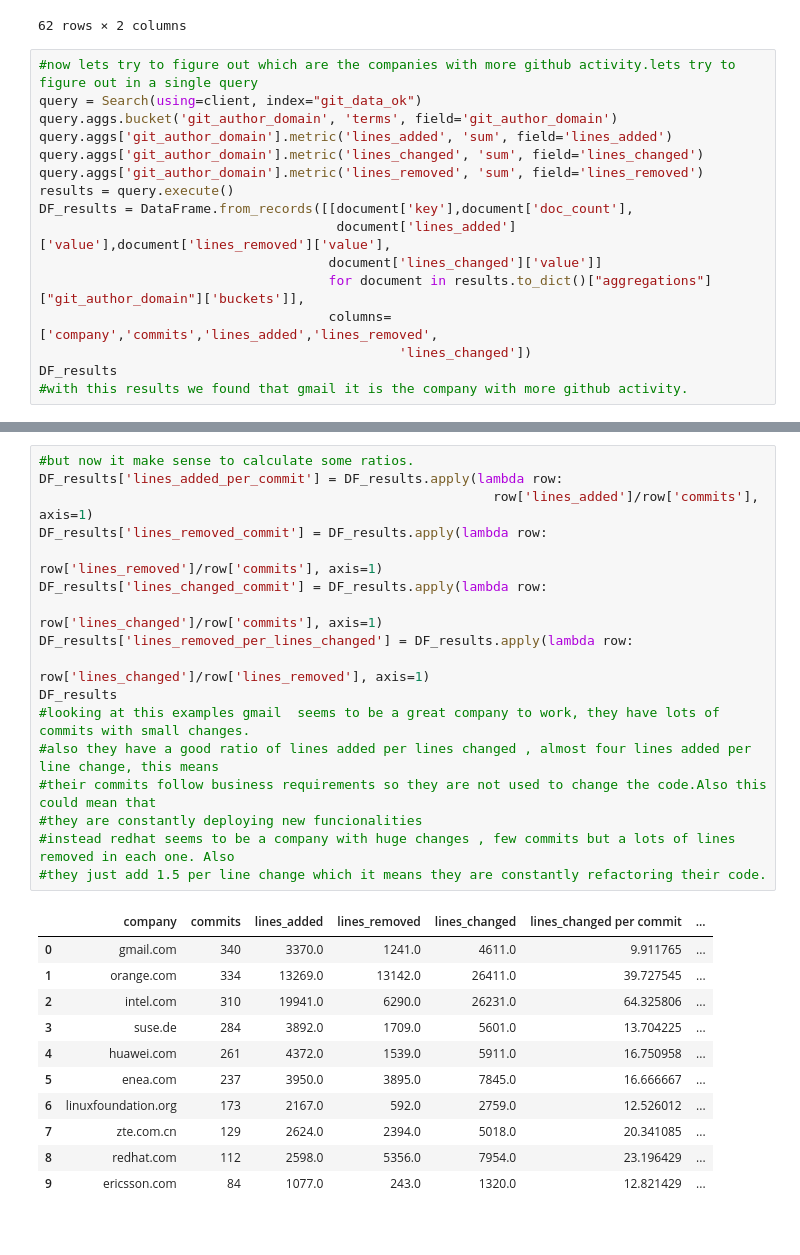
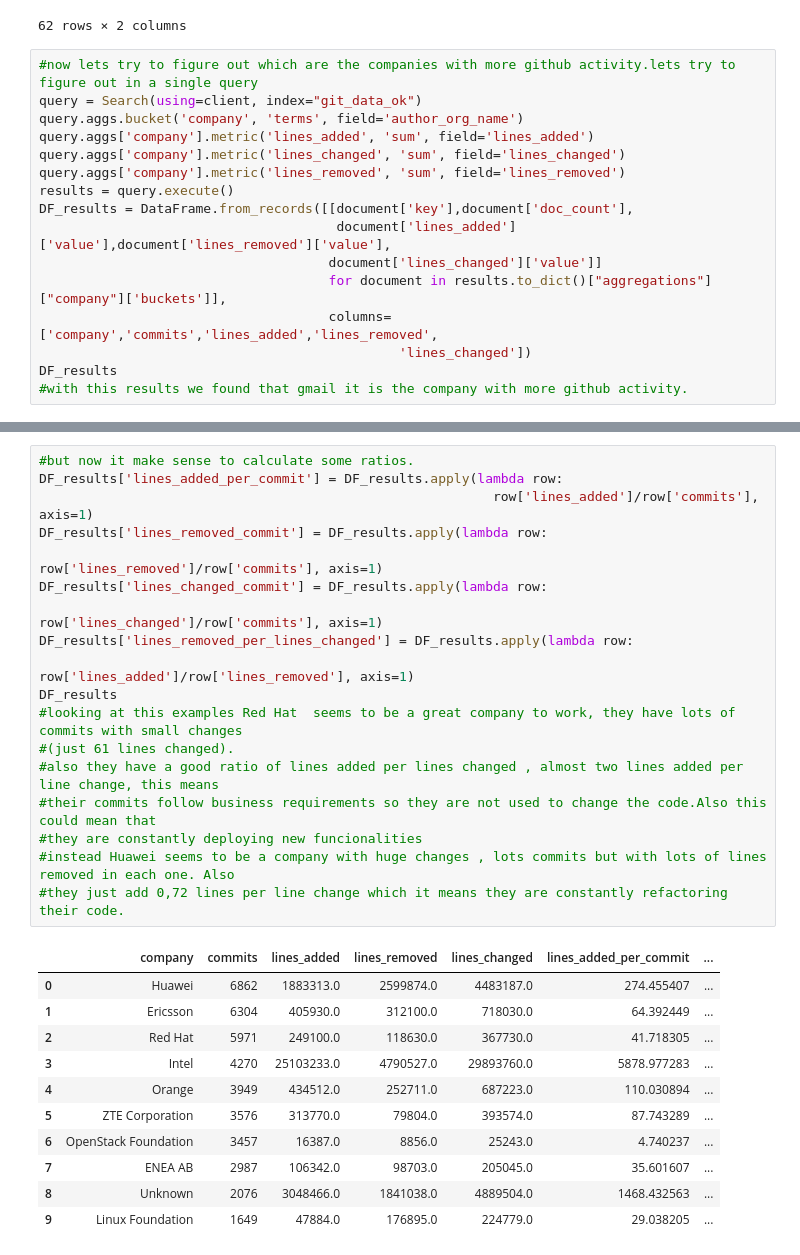
Before and after one commit to Javier162380/MongoDB-Neo4J-ElasticSearch-Assigment, a Jupyter notebook: ElasticSearch/elastic_search_querys.ipynb, the cells around one changed output, grey strips where cells are left out. Saved outputs shown, nothing was run; the diff lists cells and outputs as text.

Commit message:
add a new query

```diff
--- a/ElasticSearch/elastic_search_querys.ipynb
+++ b/ElasticSearch/elastic_search_querys.ipynb
@@ -161,15 +161,15 @@ Df_results
 # %%
 #now lets try to figure out which are the companies with more github activity.lets try to figure out in a single query
 query = Search(using=client, index="git_data_ok")
-query.aggs.bucket('git_author_domain', 'terms', field='git_author_domain')
-query.aggs['git_author_domain'].metric('lines_added', 'sum', field='lines_added')
-query.aggs['git_author_domain'].metric('lines_changed', 'sum', field='lines_changed')
-query.aggs['git_author_domain'].metric('lines_removed', 'sum', field='lines_removed')
+query.aggs.bucket('company', 'terms', field='author_org_name')
+query.aggs['company'].metric('lines_added', 'sum', field='lines_added')
+query.aggs['company'].metric('lines_changed', 'sum', field='lines_changed')
+query.aggs['company'].metric('lines_removed', 'sum', field='lines_removed')
 results = query.execute()
 DF_results = DataFrame.from_records([[document['key'],document['doc_count'],
                                       document['lines_added']['value'],document['lines_removed']['value'],
                                      document['lines_changed']['value']]
-                                     for document in results.to_dict()["aggregations"]["git_author_domain"]['buckets']],
+                                     for document in results.to_dict()["aggregations"]["company"]['buckets']],
                                      columns=['company','commits','lines_added','lines_removed',
                                               'lines_changed'])
 DF_results
@@ -189,29 +189,30 @@ DF_results
 # %%
 #but now it make sense to calculate some ratios.
 DF_results['lines_added_per_commit'] = DF_results.apply(lambda row:
                                                           row['lines_added']/row['commits'], axis=1)
 DF_results['lines_removed_commit'] = DF_results.apply(lambda row:
                                                           row['lines_removed']/row['commits'], axis=1)
 DF_results['lines_changed_commit'] = DF_results.apply(lambda row:
                                                           row['lines_changed']/row['commits'], axis=1)
 DF_results['lines_removed_per_lines_changed'] = DF_results.apply(lambda row:
-                                                          row['lines_changed']/row['lines_removed'], axis=1)
+                                                          row['lines_added']/row['lines_removed'], axis=1)
 DF_results
-#looking at this examples gmail  seems to be a great company to work, they have lots of commits with small changes.
-#also they have a good ratio of lines added per lines changed , almost four lines added per line change, this means
+#looking at this examples Red Hat  seems to be a great company to work, they have lots of commits with small changes
+#(just 61 lines changed).
+#also they have a good ratio of lines added per lines changed , almost two lines added per line change, this means
 #their commits follow business requirements so they are not used to change the code.Also this could mean that
 #they are constantly deploying new funcionalities
-#instead redhat seems to be a company with huge changes , few commits but a lots of lines removed in each one. Also
-#they just add 1.5 per line change which it means they are constantly refactoring their code.
+#instead Huawei seems to be a company with huge changes , lots commits but with lots of lines removed in each one. Also
+#they just add 0,72 lines per line change which it means they are constantly refactoring their code.
 # %% [output]
-|  | company | commits | lines_added | lines_removed | lines_changed | lines_changed per commit | ... |
-| 0 | gmail.com | 340 | 3370.0 | 1241.0 | 4611.0 | 9.911765 | ... |
-| 1 | orange.com | 334 | 13269.0 | 13142.0 | 26411.0 | 39.727545 | ... |
-| 2 | intel.com | 310 | 19941.0 | 6290.0 | 26231.0 | 64.325806 | ... |
-| 3 | suse.de | 284 | 3892.0 | 1709.0 | 5601.0 | 13.704225 | ... |
-| 4 | huawei.com | 261 | 4372.0 | 1539.0 | 5911.0 | 16.750958 | ... |
-| 5 | enea.com | 237 | 3950.0 | 3895.0 | 7845.0 | 16.666667 | ... |
-| 6 | linuxfoundation.org | 173 | 2167.0 | 592.0 | 2759.0 | 12.526012 | ... |
-| 7 | zte.com.cn | 129 | 2624.0 | 2394.0 | 5018.0 | 20.341085 | ... |
-| 8 | redhat.com | 112 | 2598.0 | 5356.0 | 7954.0 | 23.196429 | ... |
-| 9 | ericsson.com | 84 | 1077.0 | 243.0 | 1320.0 | 12.821429 | ... |
+|  | company | commits | lines_added | lines_removed | lines_changed | lines_added_per_commit | ... |
+| 0 | Huawei | 6862 | 1883313.0 | 2599874.0 | 4483187.0 | 274.455407 | ... |
+| 1 | Ericsson | 6304 | 405930.0 | 312100.0 | 718030.0 | 64.392449 | ... |
+| 2 | Red Hat | 5971 | 249100.0 | 118630.0 | 367730.0 | 41.718305 | ... |
+| 3 | Intel | 4270 | 25103233.0 | 4790527.0 | 29893760.0 | 5878.977283 | ... |
+| 4 | Orange | 3949 | 434512.0 | 252711.0 | 687223.0 | 110.030894 | ... |
+| 5 | ZTE Corporation | 3576 | 313770.0 | 79804.0 | 393574.0 | 87.743289 | ... |
+| 6 | OpenStack Foundation | 3457 | 16387.0 | 8856.0 | 25243.0 | 4.740237 | ... |
+| 7 | ENEA AB | 2987 | 106342.0 | 98703.0 | 205045.0 | 35.601607 | ... |
+| 8 | Unknown | 2076 | 3048466.0 | 1841038.0 | 4889504.0 | 1468.432563 | ... |
+| 9 | Linux Foundation | 1649 | 47884.0 | 176895.0 | 224779.0 | 29.038205 | ... |
```
Also changed, not shown: parts of 3 cells of this notebook.
